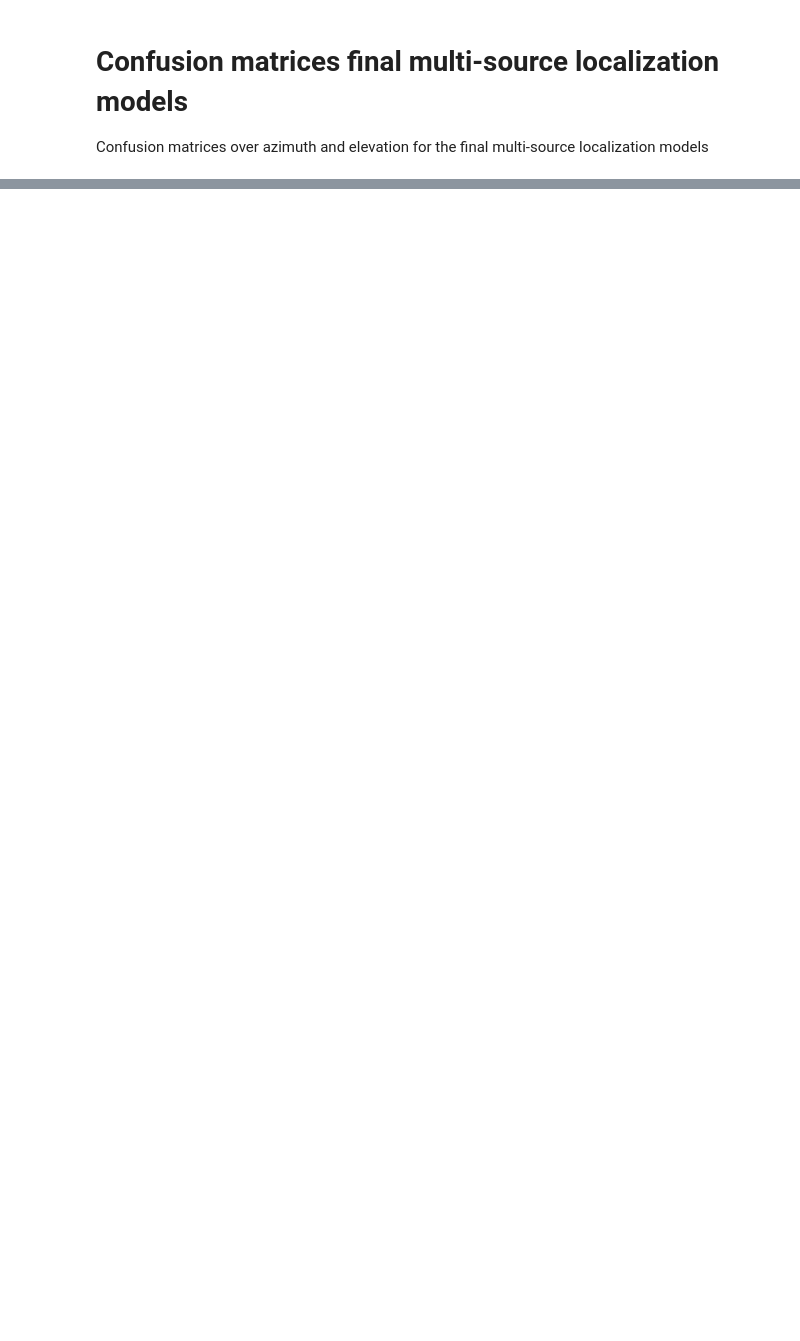
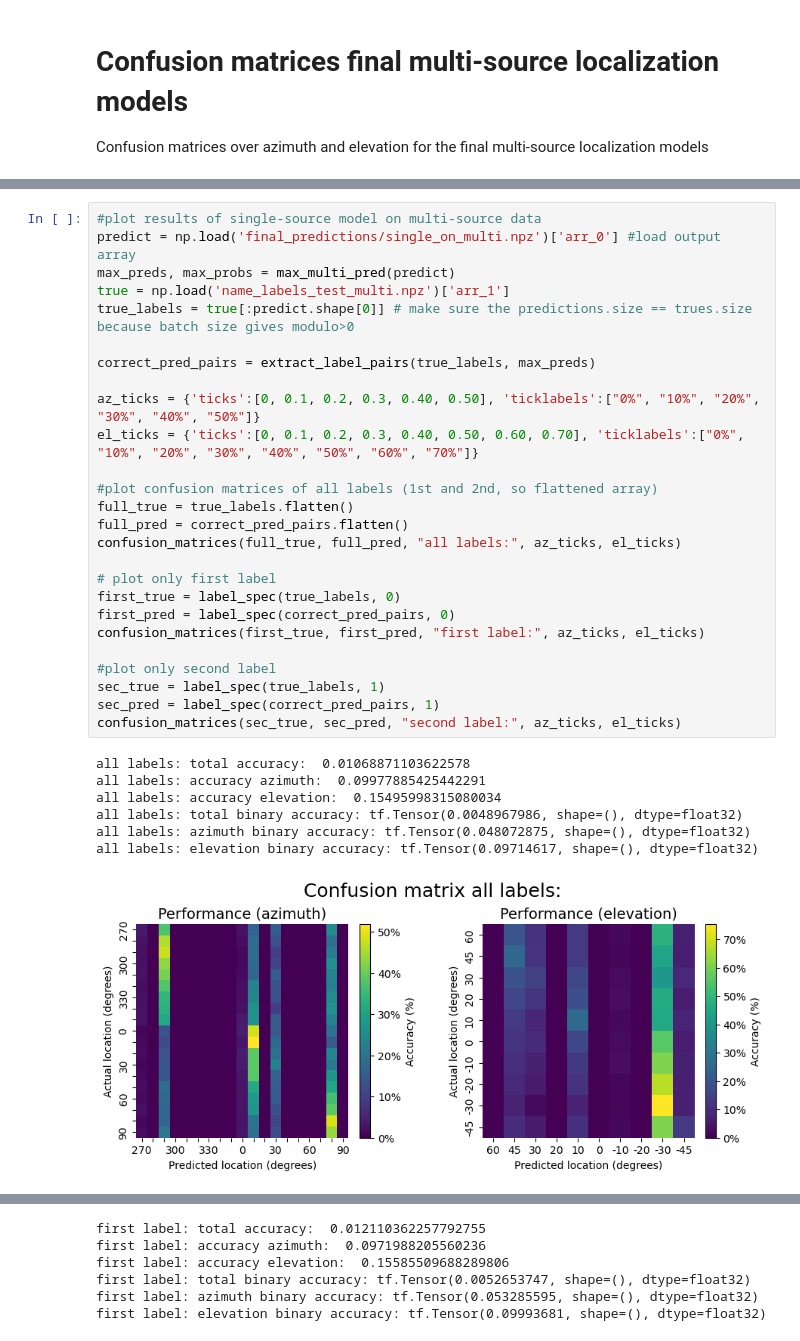
Before and after one commit to frewei/b_thesis, a Jupyter notebook: local_directory/MultiSourceVisualizationPred.ipynb, the cells around one changed output, grey strips where cells are left out. Saved outputs shown, nothing was run; the diff lists cells and outputs as text; blank space fills up the shorter version.

```diff
--- a/local_directory/MultiSourceVisualizationPred.ipynb
+++ b/local_directory/MultiSourceVisualizationPred.ipynb
@@ -197,0 +271,34 @@ accuracy elevation:  0.16185762426284753
+# %%
+#plot results of single-source model on multi-source data
+predict = np.load('final_predictions/single_on_multi.npz')['arr_0'] #load output array
+max_preds, max_probs = max_multi_pred(predict)
+true = np.load('name_labels_test_multi.npz')['arr_1']
+true_labels = true[:predict.shape[0]] # make sure the predictions.size == trues.size because batch size gives modulo>0
+
+correct_pred_pairs = extract_label_pairs(true_labels, max_preds)
+
+az_ticks = {'ticks':[0, 0.1, 0.2, 0.3, 0.40, 0.50], 'ticklabels':["0%", "10%", "20%", "30%", "40%", "50%"]}
+el_ticks = {'ticks':[0, 0.1, 0.2, 0.3, 0.40, 0.50, 0.60, 0.70], 'ticklabels':["0%", "10%", "20%", "30%", "40%", "50%", "60%", "70%"]}
+
+#plot confusion matrices of all labels (1st and 2nd, so flattened array)
+full_true = true_labels.flatten()
+full_pred = correct_pred_pairs.flatten()
+confusion_matrices(full_true, full_pred, "all labels:", az_ticks, el_ticks)
+
+# plot only first label
+first_true = label_spec(true_labels, 0)
+first_pred = label_spec(correct_pred_pairs, 0)
+confusion_matrices(first_true, first_pred, "first label:", az_ticks, el_ticks)
+
+#plot only second label
+sec_true = label_spec(true_labels, 1)
+sec_pred = label_spec(correct_pred_pairs, 1)
+confusion_matrices(sec_true, sec_pred, "second label:", az_ticks, el_ticks)
+# %% [output]
+all labels: total accuracy:  0.01068871103622578
+all labels: accuracy azimuth:  0.09977885425442291
+all labels: accuracy elevation:  0.15495998315080034
+all labels: total binary accuracy: tf.Tensor(0.0048967986, shape=(), dtype=float32)
+all labels: azimuth binary accuracy: tf.Tensor(0.048072875, shape=(), dtype=float32)
+all labels: elevation binary accuracy: tf.Tensor(0.09714617, shape=(), dtype=float32)
+[figure, added]
@@ -197,0 +307,6 @@ accuracy elevation:  0.16185762426284753
+first label: total accuracy:  0.012110362257792755
+first label: accuracy azimuth:  0.0971988205560236
+first label: accuracy elevation:  0.15585509688289806
+first label: total binary accuracy: tf.Tensor(0.0052653747, shape=(), dtype=float32)
+first label: azimuth binary accuracy: tf.Tensor(0.053285595, shape=(), dtype=float32)
+first label: elevation binary accuracy: tf.Tensor(0.09993681, shape=(), dtype=float32)
```
Also changed, not shown: parts of 5 cells of this notebook, 2 other files.
